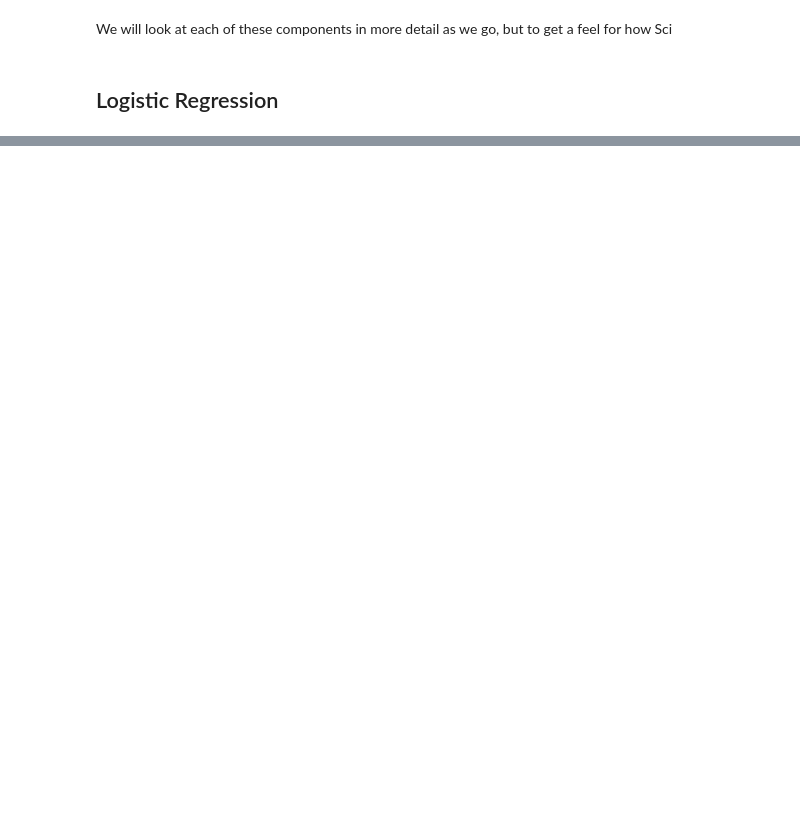
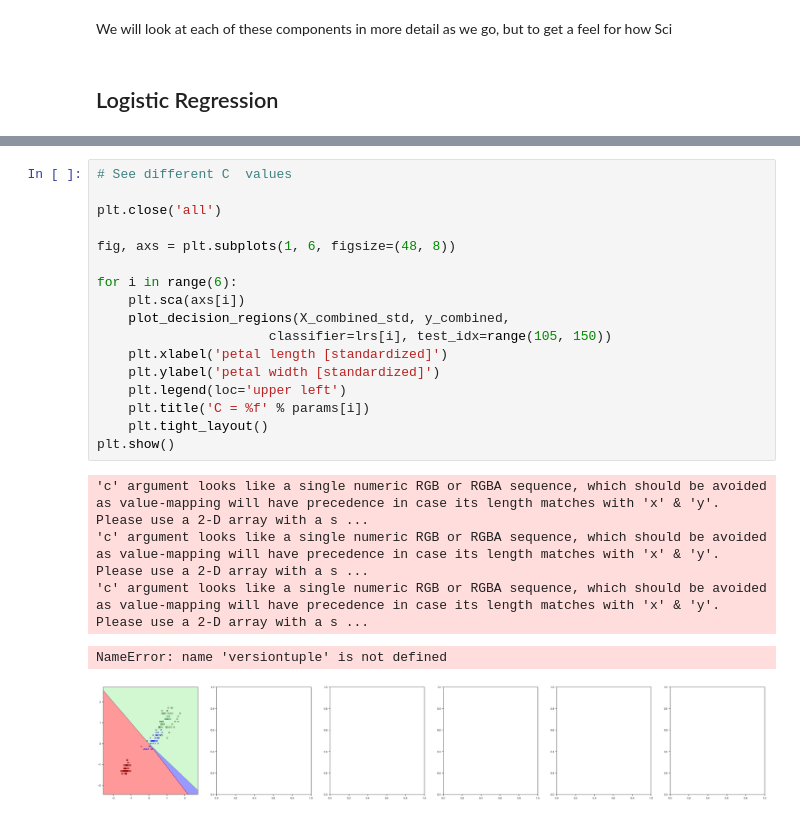
Before and after one commit to a-gilbert/AML_Nb, a Jupyter notebook: ML_Libs.ipynb, the cells around one changed output, grey strips where cells are left out. Saved outputs shown, nothing was run; the diff lists cells and outputs as text; blank space fills up the shorter version.

```diff
--- a/ML_Libs.ipynb
+++ b/ML_Libs.ipynb
@@ -142,0 +305,23 @@ We will look at each of these components in more detail as we go, but to get a f
+# %%
+# See different C  values
+
+plt.close('all')
+
+fig, axs = plt.subplots(1, 6, figsize=(48, 8))
+
+for i in range(6):
+    plt.sca(axs[i])
+    plot_decision_regions(X_combined_std, y_combined,
+                      classifier=lrs[i], test_idx=range(105, 150))
+    plt.xlabel('petal length [standardized]')
+    plt.ylabel('petal width [standardized]')
+    plt.legend(loc='upper left')
+    plt.title('C = %f' % params[i])
+    plt.tight_layout()
+plt.show()
+# %% [output]
+'c' argument looks like a single numeric RGB or RGBA sequence, which should be avoided as value-mapping will have precedence in case its length matches with 'x' & 'y'.  Please use a 2-D array with a s ...
+'c' argument looks like a single numeric RGB or RGBA sequence, which should be avoided as value-mapping will have precedence in case its length matches with 'x' & 'y'.  Please use a 2-D array with a s ...
+'c' argument looks like a single numeric RGB or RGBA sequence, which should be avoided as value-mapping will have precedence in case its length matches with 'x' & 'y'.  Please use a 2-D array with a s ...
+NameError: name 'versiontuple' is not defined
+[figure, added]
```
Also changed, not shown: parts of 16 cells of this notebook.
